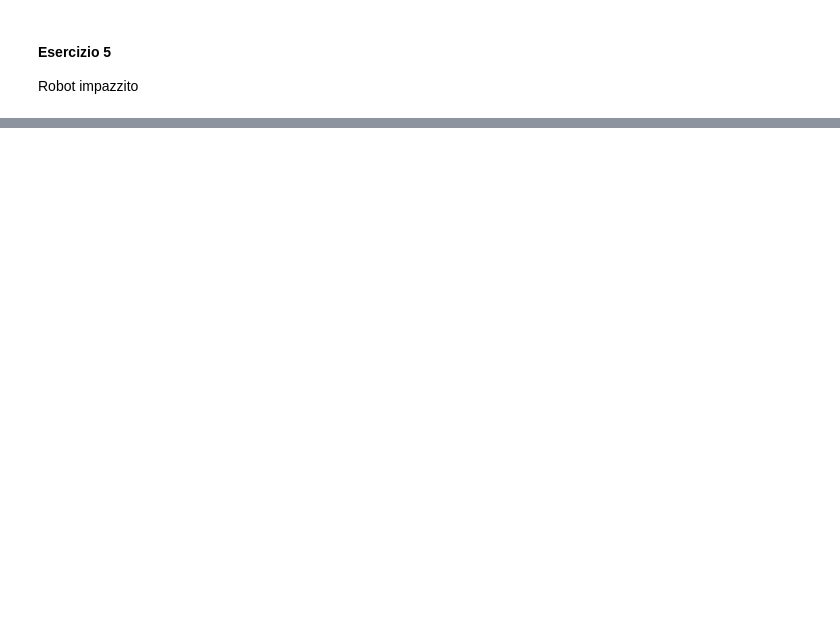
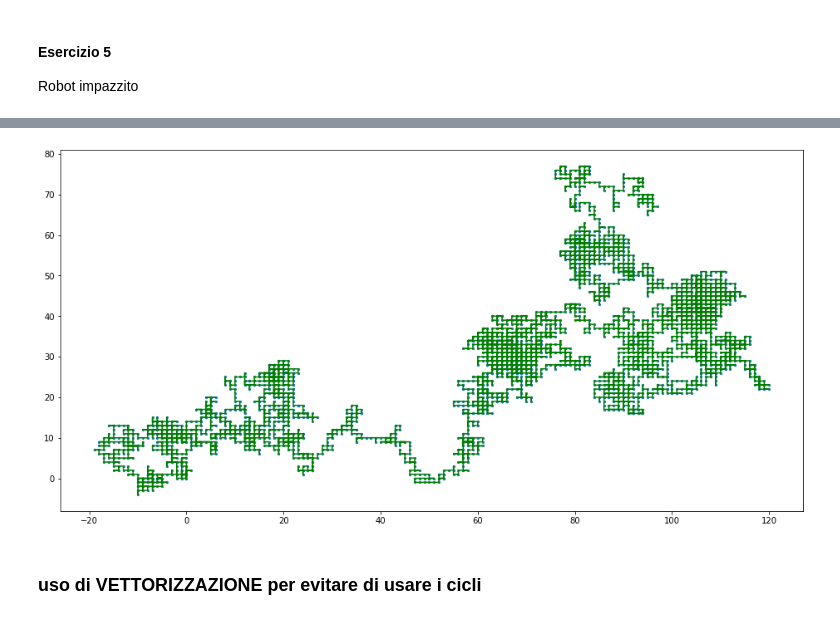
Before and after one commit to elisaBessone/MICROROBOTICA_2022-2023, a Jupyter notebook: Jupiter/009_matplotlib/005/005_robot_impazzito.ipynb, the cells around one changed output, grey strips where cells are left out. Cells and saved outputs as stored; diff of their text form; code cells hidden in the pictures; blank space fills up the shorter version.

```diff
--- a/Jupiter/009_matplotlib/005/005_robot_impazzito.ipynb
+++ b/Jupiter/009_matplotlib/005/005_robot_impazzito.ipynb
@@ -39,0 +59,6 @@ plt.show()
+# %%
+array_coordinate = movimenti[storia_movimenti]    #tante righe quanto è lungo storia movimenti con associate le
+                                                    #coordinate dei vari punti
+#somma cumulativa --> sommo l'elemento precedente con quello successivo, modo sequenziale
+posizioni = np.cumsum(array_coordinate, axis = 0)
+posizioni
@@ -39,0 +73,13 @@ plt.show()
+# %%
+x = posizioni[:,0]
+y = posizioni[:,1]
+# %%
+fig, ax = plt.subplots(figsize = (16,8))
+ax.scatter(x, y, s = 5)
+ax.plot(x, y, color = "green")
+
+plt.show()
+# %% [output]
+[figure, added]
+# %% [markdown]
+### uso di VETTORIZZAZIONE per evitare di usare i cicli
```
Also changed, not shown: parts of 9 cells of this notebook.
